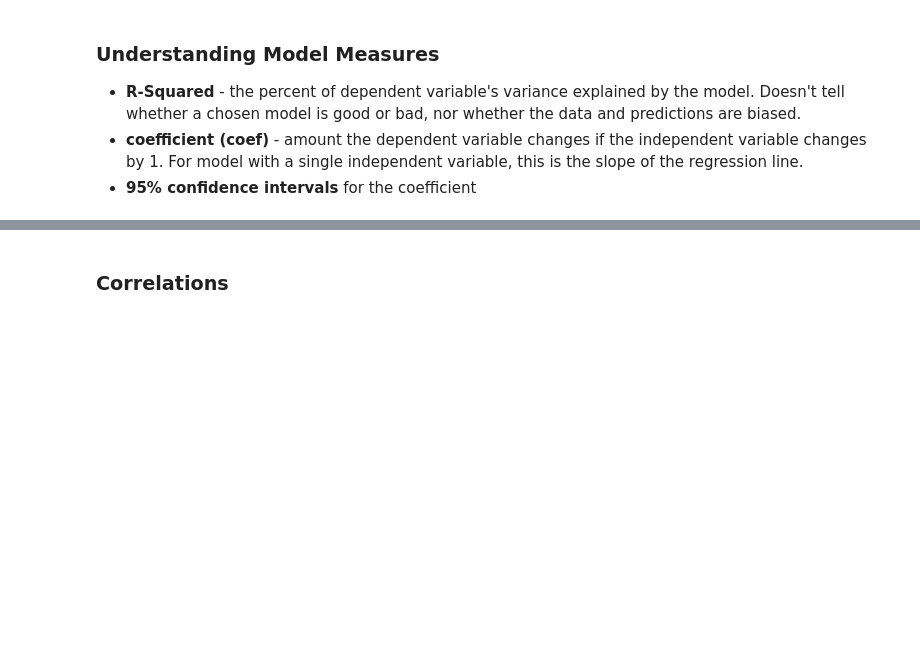
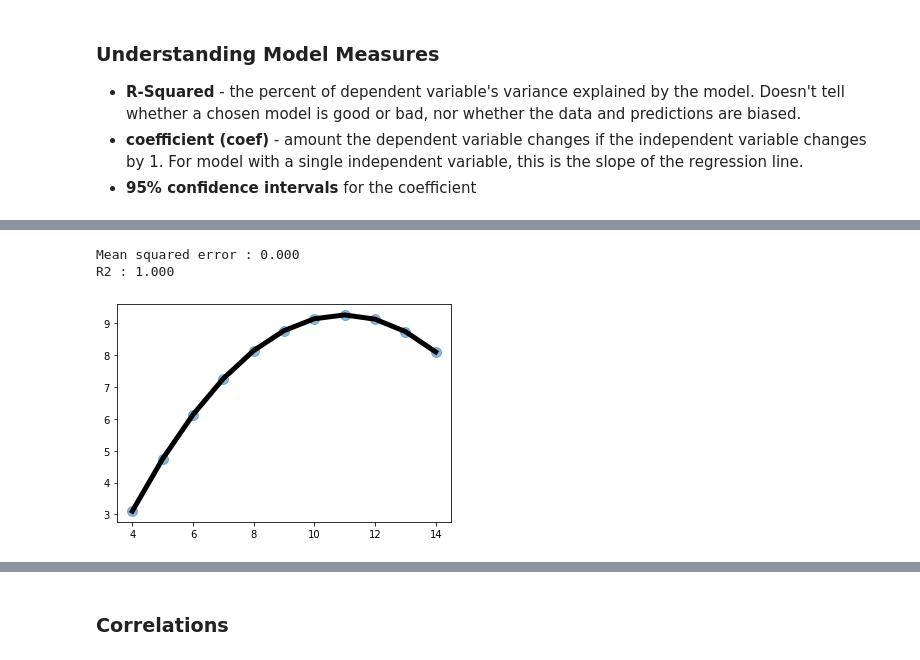
Before and after one commit to brendenwest/ad450, a Jupyter notebook: 7_ml_regression.ipynb, the cells around one changed output, grey strips where cells are left out. Drawn from its saved outputs; the diff is of its cells as text; code cells hidden in the pictures; blank space fills up the shorter version.

```diff
--- a/7_ml_regression.ipynb
+++ b/7_ml_regression.ipynb
@@ -75,0 +165,6 @@ RMSE performs very well and is generally preferred, but is sensitive to outliers
+# %%
+plot_function_and_fit(anscombe["x2"], anscombe["y2"], 2)
+# %% [output]
+Mean squared error : 0.000
+R2 : 1.000
+[figure, added]
```
Also changed, not shown: parts of 18 cells of this notebook.
